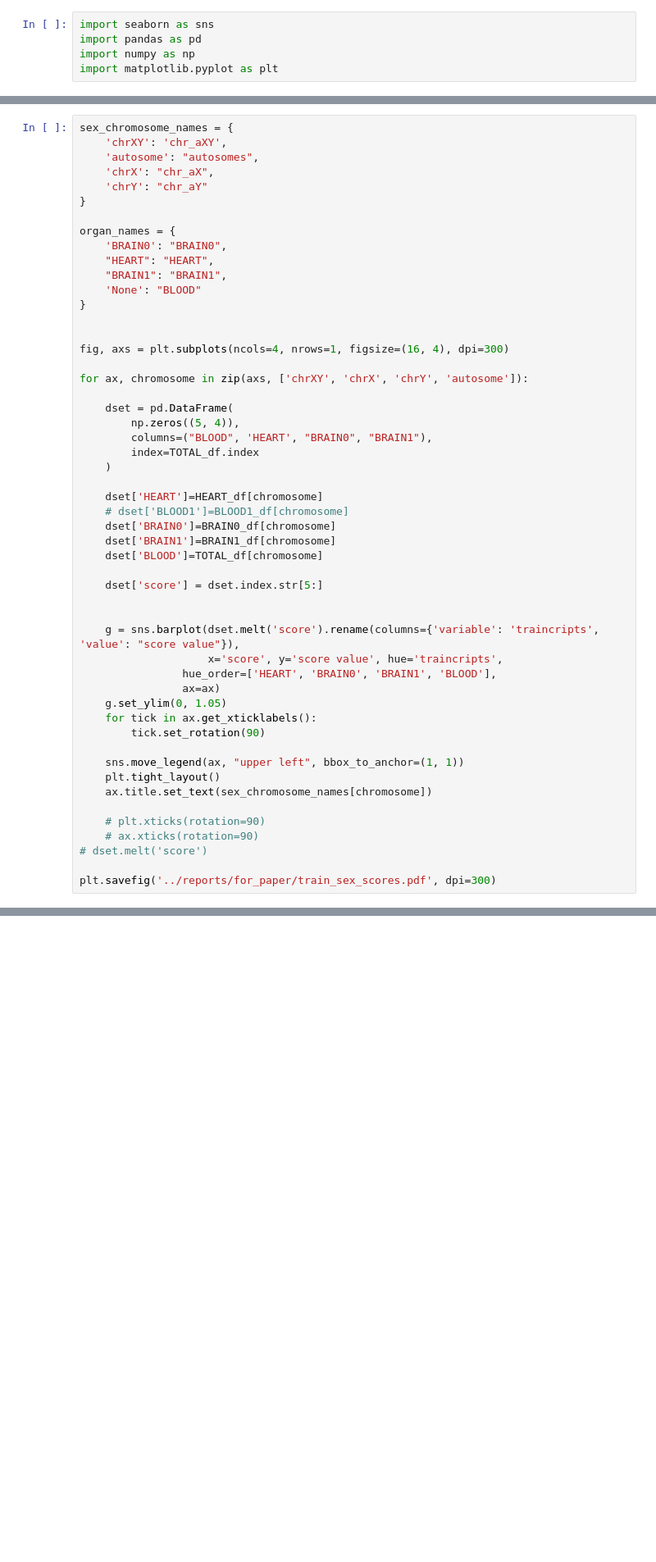
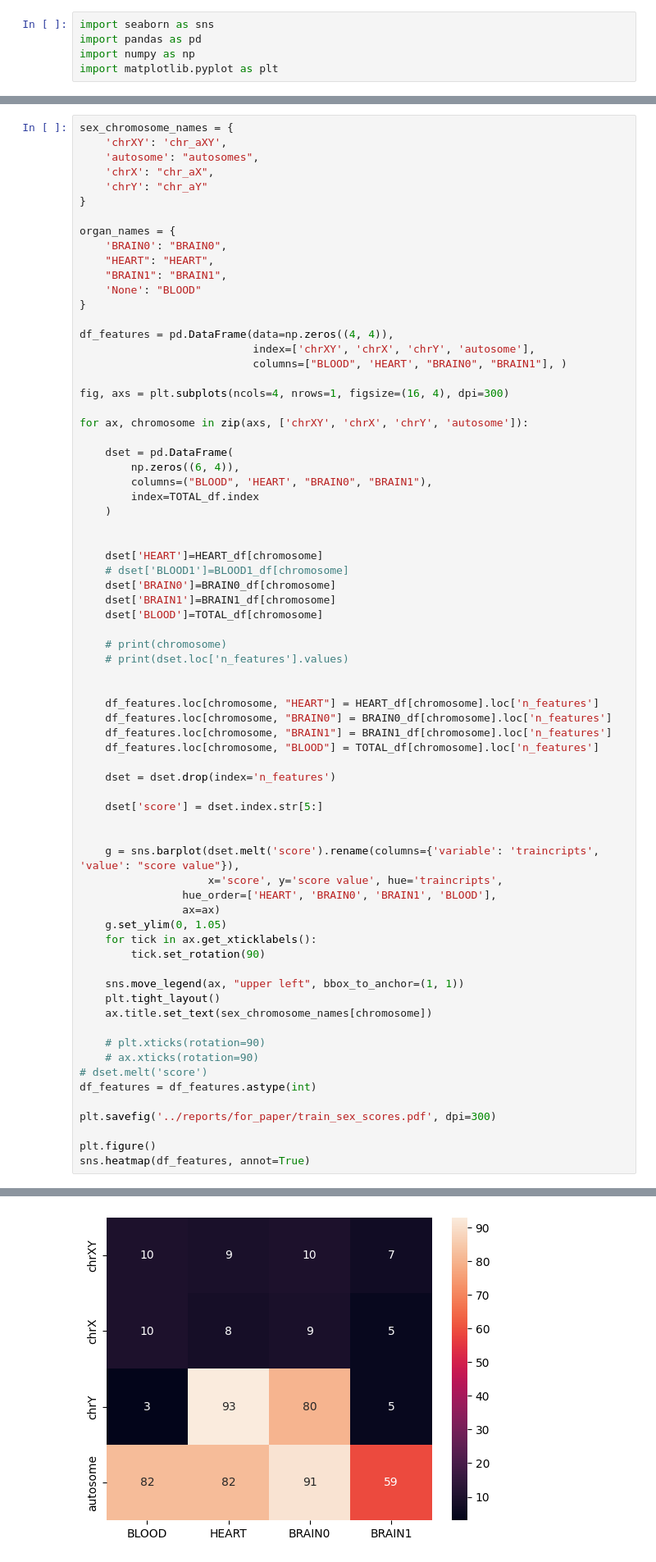
Before and after one commit to zodelheim/sea-infer-rna-seq, a Jupyter notebook: notebooks/ModelsQuality.ipynb, the cells around one changed output, grey strips where cells are left out. Shown at 82% size. Drawn from its saved outputs; the diff is of its cells as text; blank space fills up the shorter version.

```diff
--- a/notebooks/ModelsQuality.ipynb
+++ b/notebooks/ModelsQuality.ipynb
@@ -247,22 +272,37 @@ organ_names = {
     'None': "BLOOD"
 }
 
+df_features = pd.DataFrame(data=np.zeros((4, 4)),
+                           index=['chrXY', 'chrX', 'chrY', 'autosome'],
+                           columns=["BLOOD", 'HEART', "BRAIN0", "BRAIN1"], )
 
 fig, axs = plt.subplots(ncols=4, nrows=1, figsize=(16, 4), dpi=300)
 
 for ax, chromosome in zip(axs, ['chrXY', 'chrX', 'chrY', 'autosome']):
 
     dset = pd.DataFrame(
-        np.zeros((5, 4)),
+        np.zeros((6, 4)),
         columns=("BLOOD", 'HEART', "BRAIN0", "BRAIN1"),
         index=TOTAL_df.index
     )
+
 
     dset['HEART']=HEART_df[chromosome]
     # dset['BLOOD1']=BLOOD1_df[chromosome]
     dset['BRAIN0']=BRAIN0_df[chromosome]
     dset['BRAIN1']=BRAIN1_df[chromosome]
     dset['BLOOD']=TOTAL_df[chromosome]
+
+    # print(chromosome)
+    # print(dset.loc['n_features'].values)
+
+
+    df_features.loc[chromosome, "HEART"] = HEART_df[chromosome].loc['n_features']
+    df_features.loc[chromosome, "BRAIN0"] = BRAIN0_df[chromosome].loc['n_features']
+    df_features.loc[chromosome, "BRAIN1"] = BRAIN1_df[chromosome].loc['n_features']
+    df_features.loc[chromosome, "BLOOD"] = TOTAL_df[chromosome].loc['n_features']
+
+    dset = dset.drop(index='n_features')
 
     dset['score'] = dset.index.str[5:]
 
@@ -282,6 +322,10 @@ for ax, chromosome in zip(axs, ['chrXY', 'chrX', 'chrY', 'autosome']):
     # plt.xticks(rotation=90)
     # ax.xticks(rotation=90)
 # dset.melt('score')
+df_features = df_features.astype(int)
 
 plt.savefig('../reports/for_paper/train_sex_scores.pdf', dpi=300)
+
+plt.figure()
+sns.heatmap(df_features, annot=True)
 # %% [output]
@@ -288,4 +333,5 @@ plt.savefig('../reports/for_paper/train_sex_scores.pdf', dpi=300)
 [figure]
+[figure, added]
 # %%
 
 # HEART_eval_df = pd.DataFrame.from_dict(HEART_eval)
```
Also changed, not shown: parts of 11 cells of this notebook.
